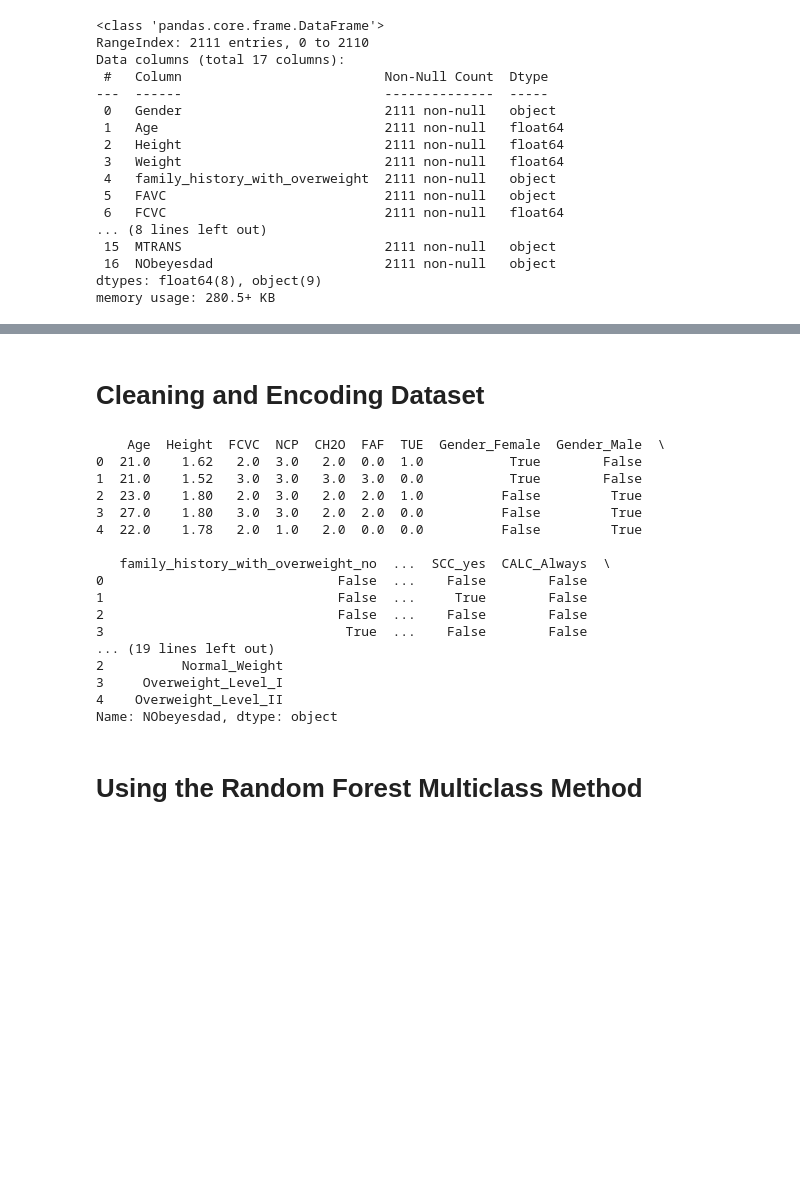
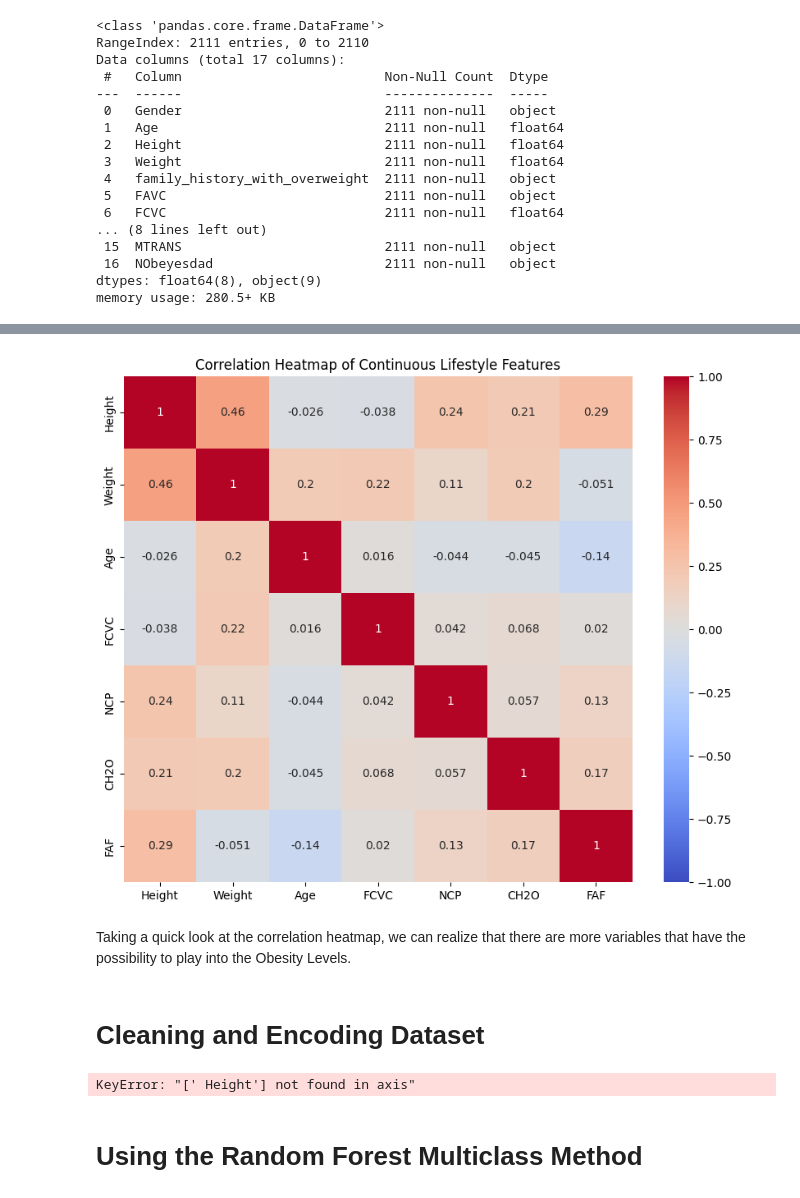
Before and after one commit to kyu976/Obesity-and-Eating-Habits, a Jupyter notebook: OEH_DW1.ipynb, the cells around one changed output, grey strips where cells are left out. Saved outputs shown, nothing was run; the diff lists cells and outputs as text; code cells hidden in the pictures; blank space fills up the shorter version.

```diff
--- a/OEH_DW1.ipynb
+++ b/OEH_DW1.ipynb
@@ -72,12 +113,25 @@ df.head()
 | 2 | Male | 23.0 | 1.80 | 77.0 | yes | no | 2.0 | 3.0 | Sometimes | no | ... |
 | 3 | Male | 27.0 | 1.80 | 87.0 | no | no | 3.0 | 3.0 | Sometimes | no | ... |
 | 4 | Male | 22.0 | 1.78 | 89.8 | no | no | 2.0 | 1.0 | Sometimes | no | ... |
+# %%
+# Quick Data overview for numerical variables - Heat Map
+numeric_cols = ['Height', 'Weight', 'Age', 'FCVC', 'NCP', 'CH2O', 'FAF']
+numeric_df = df[numeric_cols]
+
+plt.figure(figsize=(10, 8))
+sns.heatmap(numeric_df.corr(), annot=True, cmap='coolwarm', vmin=-1, vmax=1)
+plt.title('Correlation Heatmap of Continuous Lifestyle Features')
+plt.show()
+# %% [output]
+[figure, added]
+# %% [markdown]
+Taking a quick look at the correlation heatmap, we can realize that there are more variables that have the possibility to play into the Obesity Levels.
 # %% [markdown]
 # Cleaning and Encoding Dataset
 # %%
 # Converting categorical variables to dummy variables
 target_column = 'NObeyesdad'
-X = df.drop(columns=[target_column, 'Weight'])
+X = df.drop(columns=[target_column, 'Weight', ' Height'])  # Exclude target and original weight/height as they factor into BMI
 y = df[target_column]
 X_encoded = pd.get_dummies(X)
 print(X_encoded.head())
@@ -87,23 +141,7 @@ print(y.head())
 le = LabelEncoder()
 y_encoded = le.fit_transform(y.values.ravel())
 # %% [output]
-    Age  Height  FCVC  NCP  CH2O  FAF  TUE  Gender_Female  Gender_Male  \
-0  21.0    1.62   2.0  3.0   2.0  0.0  1.0           True        False
-1  21.0    1.52   3.0  3.0   3.0  3.0  0.0           True        False
-2  23.0    1.80   2.0  3.0   2.0  2.0  1.0          False         True
-3  27.0    1.80   3.0  3.0   2.0  2.0  0.0          False         True
-4  22.0    1.78   2.0  1.0   2.0  0.0  0.0          False         True
-
-   family_history_with_overweight_no  ...  SCC_yes  CALC_Always  \
-0                              False  ...    False        False
-1                              False  ...     True        False
-2                              False  ...    False        False
-3                               True  ...    False        False
-... (19 lines left out)
-2          Normal_Weight
-3     Overweight_Level_I
-4    Overweight_Level_II
-Name: NObeyesdad, dtype: object
+KeyError: "[' Height'] not found in axis"
 # %%
 # 3. Splitting data into train (80%) and test (20%)
 X_train, X_test, y_train, y_test = train_test_split(X_encoded, y_encoded, test_size=0.2, random_state=42)
```
Also changed, not shown: parts of 6 cells of this notebook.
